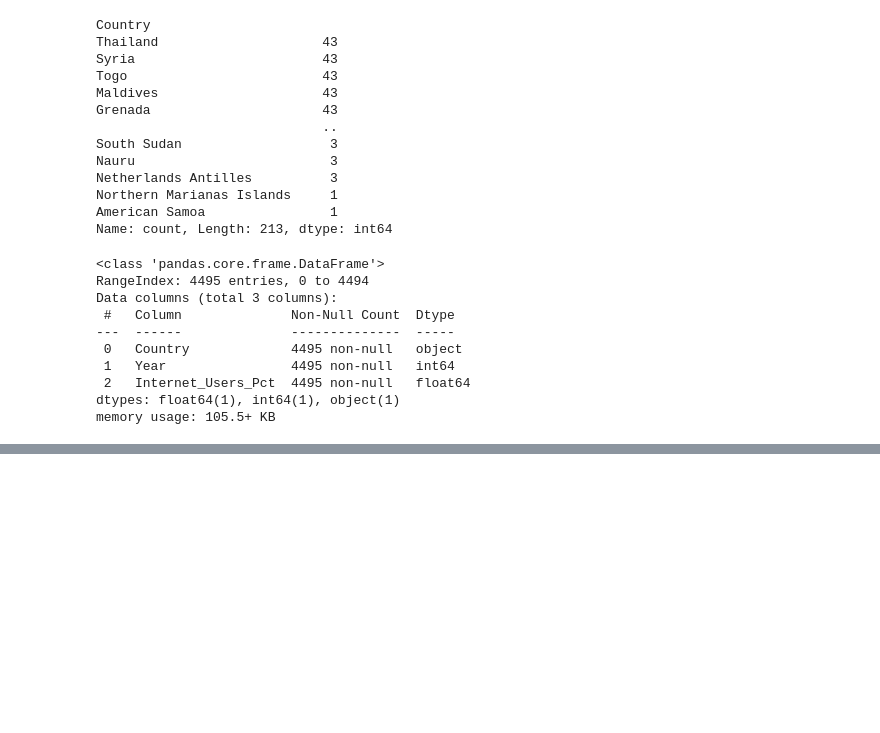
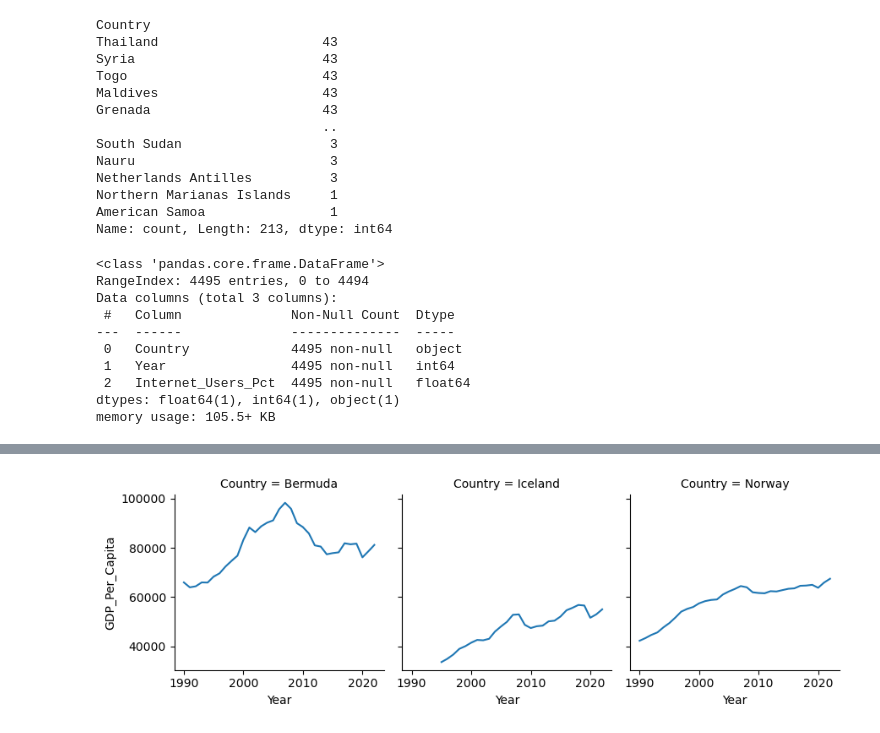
Before and after one commit to NSS-Data-Analytics-Cohort-11/undata-eemchadwick, a Jupyter notebook: notebook/UN_data_analysis.ipynb, the cells around one changed output, grey strips where cells are left out. Drawn from its saved outputs; the diff is of its cells as text; code cells hidden in the pictures; blank space fills up the shorter version.

```diff
--- a/notebook/UN_data_analysis.ipynb
+++ b/notebook/UN_data_analysis.ipynb
@@ -801,0 +823,4 @@ gdp_and_internet_use.tail(30)
+# %%
+#creating a new dataframe for just the 3 countries above to show GDP over time
+high_int_14 = gdp_df[ (gdp_df['Country'] == 'Iceland') | (gdp_df['Country'] == 'Bermuda') | (gdp_df['Country'] == 'Norway')]
+high_int_14.head(20)
@@ -801,0 +845,8 @@ gdp_and_internet_use.tail(30)
+# %%
+#creating FacetGrid
+
+graph = sns.FacetGrid(high_int_14, col = 'Country')
+graph.map(sns.lineplot, "Year", "GDP_Per_Capita" )
+plt.show()
+# %% [output]
+[figure, added]
```
Also changed, not shown: parts of 43 cells of this notebook.
